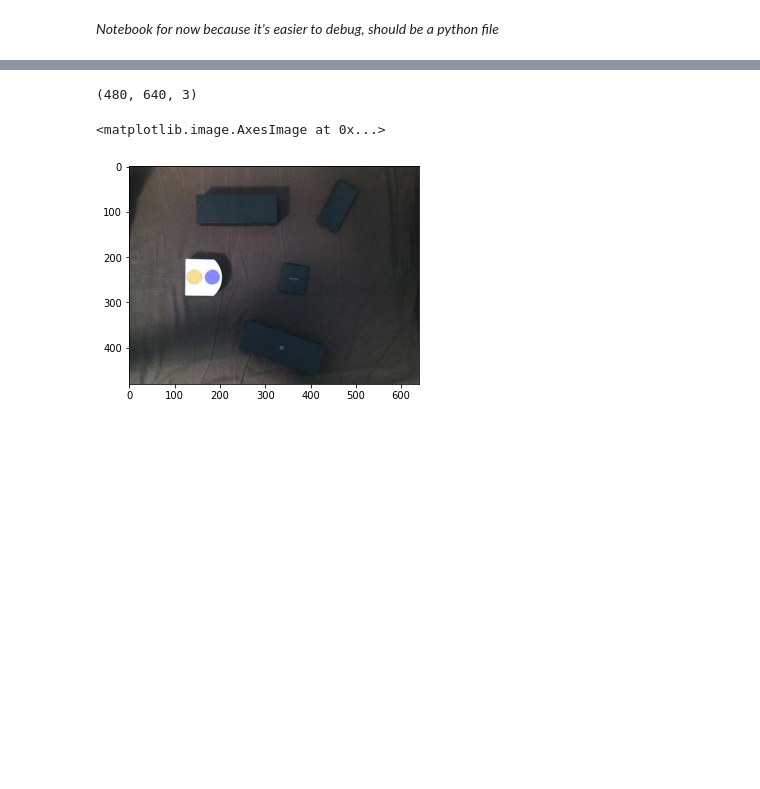
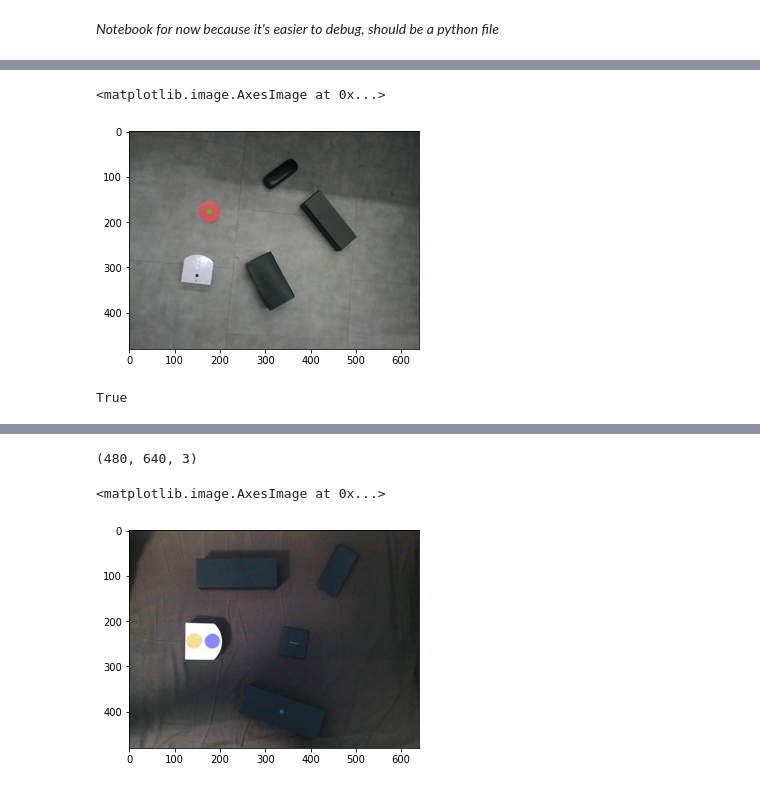
Before and after one commit to AntoineDelaloye/mobile_robotics_project, a Jupyter notebook: Vision.ipynb, the cells around one changed output, grey strips where cells are left out. Saved outputs shown, nothing was run; the diff lists cells and outputs as text; code cells hidden in the pictures; blank space fills up the shorter version.

```diff
--- a/Vision.ipynb
+++ b/Vision.ipynb
@@ -162,0 +229,20 @@ i don't see the robot !!
+# %%
+#template = vision.obstacle_img[150:205,145:210,:]
+template = cv2.imread("template.jpg")
+c, w, h  = template.shape[::-1]
+plt.imshow(template)
+method = eval('cv2.TM_CCOEFF_NORMED')
+res = cv2.matchTemplate(vision.obstacle_img,template,method)
+min_val, max_val, min_loc, max_loc = cv2.minMaxLoc(res)
+template_center = (max_loc[0] + w//2, max_loc[1] + h//2)
+templatematch = rgb.copy()
+#cv2.rectangle(templatematch,top_left, bottom_right, (255, 0, 0), -1)
+cv2.circle(templatematch, template_center, 3, (0, 255, 0), 2)
+plt.imshow(templatematch)
+# %% [output]
+<matplotlib.image.AxesImage at 0x...>
+[figure, added]
+# %%
+cv2.imwrite("template.jpg", template)
+# %% [output]
+True
```
Also changed, not shown: parts of 10 cells of this notebook.
